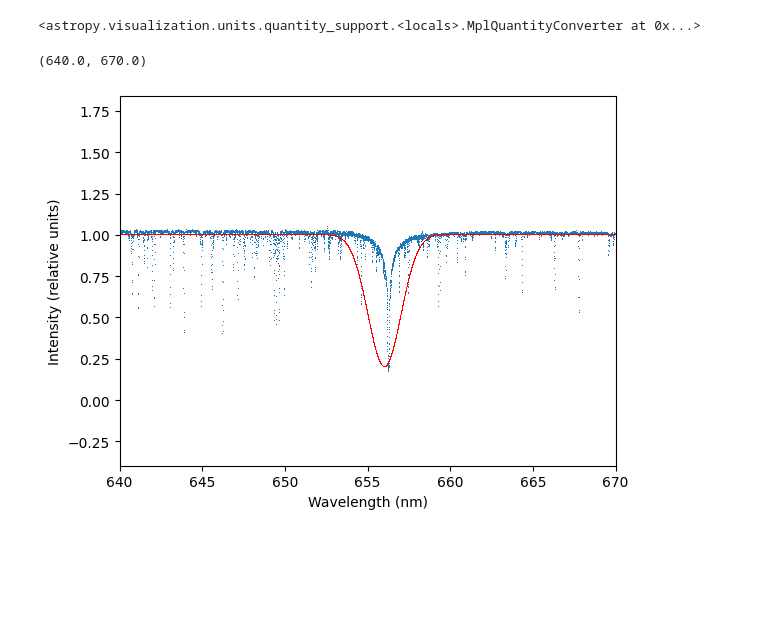
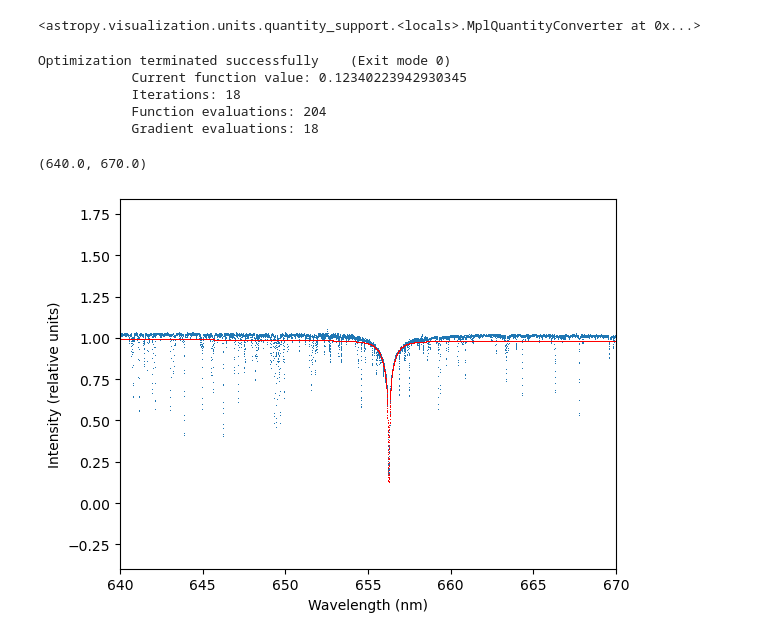
Before and after one commit to m-schochet/spi_phy905, a Jupyter notebook: analysis/cfht_widths.ipynb, the cells around one changed output. Drawn from its saved outputs; the diff is of its cells as text; code cells hidden in the pictures; blank space fills up the shorter version.

```diff
--- a/analysis/cfht_widths.ipynb
+++ b/analysis/cfht_widths.ipynb
@@ -7,7 +7,7 @@ from astropy.table import Table
 # astropy to import fits files
 from astropy.io import fits
 # %%
-file_data = fits.open("/home/groneck/Exoplanet_Project/spi_phy905/CFHT/812176i.fits")
+file_data = fits.open("../CFHT/812176i.fits")
 
 string_data = file_data[0].header["date"] # gets the data from the fits file
 string_data
@@ -78,20 +78,35 @@ from astropy.modeling.fitting import LevMarLSQFitter, LinearLSQFitter
 # %%
-absorption_model_guess = Linear1D(slope=0, intercept=1) + Gaussian1D(
-    amplitude=-0.8, mean=656, stddev=1
-)
+wls = df['Wavelength'].values * u.nm
+spec = df['Intensity'].values
+noise_estimate = np.std(spec)
+
+selection = (wls > 654. *u.nm) & (wls < 659 *u.nm)
+
+
+guesses_voigt = [6562.8*u.AA, -1, 8*u.AA, 2*u.AA] # stats
+fitter = SLSQPLSQFitter()
+model = Voigt1D(*guesses_voigt) + Linear1D(intercept=1, slope=0) + Lorentz1D(amplitude=-3, x_0=6562.8*u.AA, fwhm=2*u.AA)
+fitted_voigt = fitter(model, wls[selection], spec[selection],
+                         weights=noise_estimate)
+
 # absorption_model_guess = Linear1D(slope=0, intercept=1) + Lorentz1D(
 #     amplitude=-0.8, x_0=656, fwhm=1
 # )
 plt.plot(df['Wavelength'], df['Intensity'], ',')
 plt.plot(
-    df['Wavelength'],
-    absorption_model_guess(df['Wavelength']),
+    wls,
+    fitted_voigt(wls),
     ',',
     color='red'
 )
 plt.ylabel('Intensity (relative units)')
 plt.xlabel('Wavelength (nm)')
 plt.xlim(640, 670)
 # %% [output]
-(640.0, 670.0)
+Optimization terminated successfully    (Exit mode 0)
+            Current function value: 0.12340223942930345
+            Iterations: 18
+            Function evaluations: 204
+            Gradient evaluations: 18
+(640.0, 670.0)
-[figure, old version]
+[figure, new version]
```
Also changed, not shown: parts of 13 cells of this notebook.
